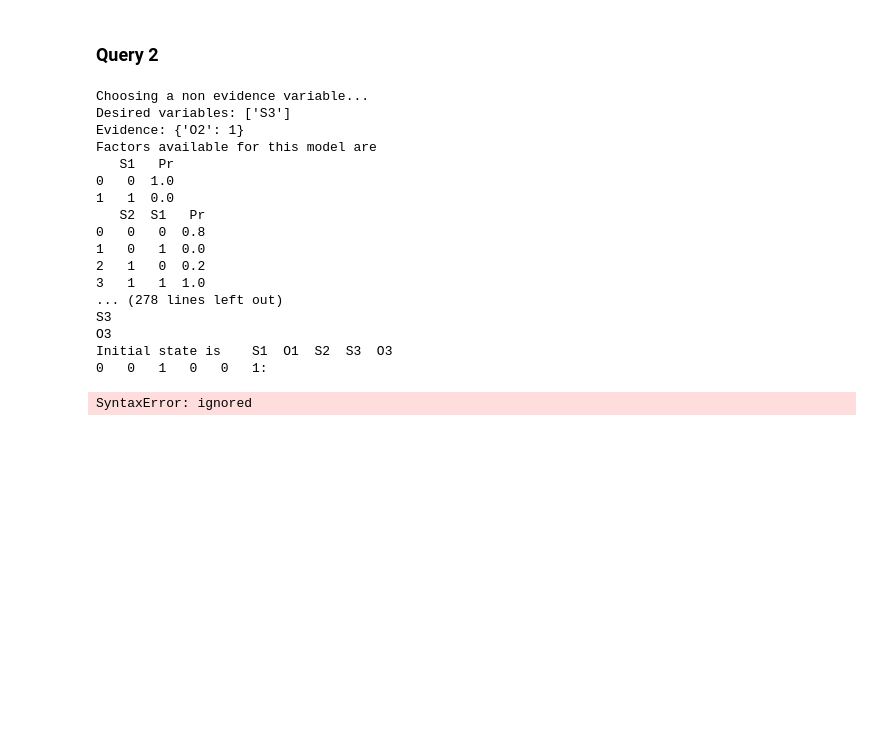
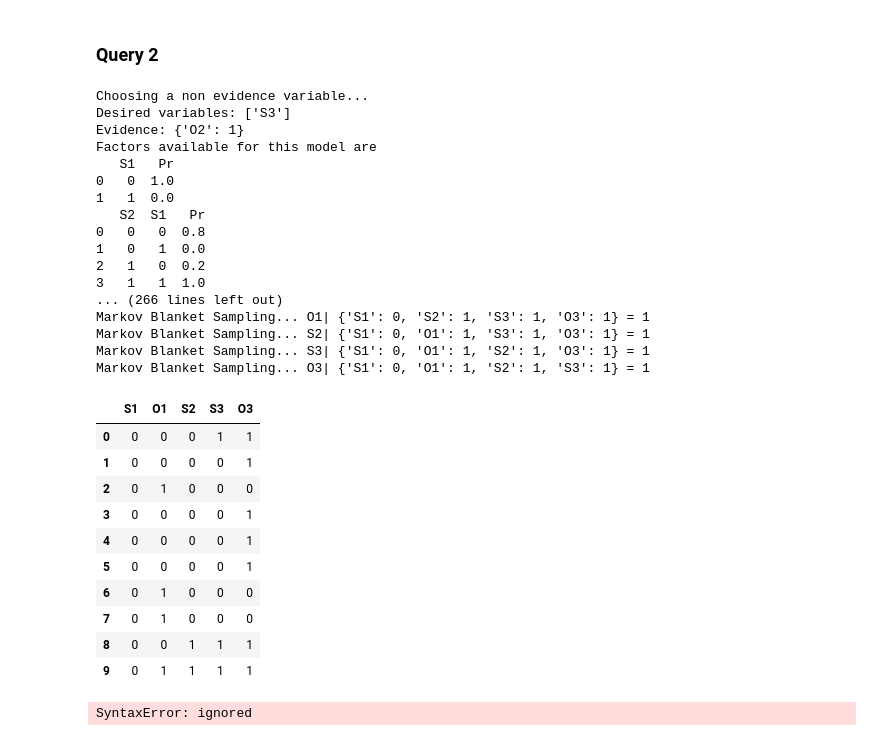
Before and after one commit to armandordorica/MIE1516_A2_Gibbs_sampling, a Jupyter notebook: A2_Gibbs_sampling.ipynb, the cells around one changed output. Drawn from its saved outputs; the diff is of its cells as text; code cells hidden in the pictures; blank space fills up the shorter version.

Commit message:
Updating interface and print values

```diff
--- a/A2_Gibbs_sampling.ipynb
+++ b/A2_Gibbs_sampling.ipynb
@@ -957,7 +972,7 @@ class GibbsInference:
     return list(set(all_model_vars))
 
 
-  def query(self, desired_variables, evidence=dict()):
+  def query(self, num_iterations, desired_variables, evidence=dict()):
     self.desired_variables = desired_variables
     self.evidence = evidence
 
@@ -987,9 +1002,23 @@ class GibbsInference:
     print("Sample values for first round is {}:".format(self.samples))
 
     self.initial_state = self.get_initial_state()
-    print("Initial state is {}:".format(self.initial_state))
+    #print("Initial state is {}:".format(self.initial_state))
 
+    self.current_dict = self.samples.copy()
+    total_list_of_dicts = []
+    for j in range(0, num_iterations):
+      list_of_dicts = []
+      for i in range(0, len(self.order)):
+        current_var = self.order[i]
 
+        sample_value =self.market_blanket_sample(current_var, self.model.tabular_cpds, self.current_dict)
+        #print("Sampling... {} | {} = {}".format(current_var, self.current_dict, sample_value))
+        self.current_dict[current_var]= sample_value
+        list_of_dicts.append(self.current_dict.copy())
+      total_list_of_dicts.append(list_of_dicts[4])
+
+    query_result = list_of_dicts_to_df(total_list_of_dicts)
+    return query_result[self.order]
 
   def replace_evidence_with_restriction(self):
     for i in range(0, len(list(self.evidence.keys()))):
@@ -1152,8 +1181,8 @@ class GibbsInference:
     for i in range(0, len(self.model.tabular_cpds)):
       if self.model.tabular_cpds[i].get_factor().contains_var(self.model.nodes[0].name):
         s1_dependent_cpds.append(self.model.tabular_cpds[i])
-        print (model.tabular_cpds[i].to_truth_table() )
-        print("contains variable {}".format(self.model.nodes[0].name))
+        #print (model.tabular_cpds[i].to_truth_table() )
+        #print("contains variable {}".format(self.model.nodes[0].name))
     s1_dependent_cpds
 
 
@@ -1250,10 +1279,11 @@ class GibbsInference:
 
     dict_of_evidences_copy = update_dict_to_sample(initial_dict_of_evidences, var_to_sample)
 
-    print("Restricting list of dfs {} with {}".format(list_of_dfs, initial_dict_of_evidences))
+    #print("Restricting list of dfs {} with {}".format(list_of_dfs, initial_dict_of_evidences))
     # restricted_list_of_dfs = restrict_list_of_dfs(list_of_dfs, list_of_vars_copy, dict_of_evidences_copy)
 
     sample_value = sample_var_from_list_of_dfs(restrict_list_of_dfs(list_of_dfs, list_of_vars_copy, dict_of_evidences_copy), var_to_sample)
+    print("Markov Blanket Sampling... {}| {} = {}".format(var_to_sample, dict_of_evidences_copy, sample_value))
     return sample_value
 
   def get_numerator_factors_v2(self):
@@ -1274,26 +1304,37 @@ class GibbsInference:
 # %%
 infer = GibbsInference(model)
 # infer.desired_variables = ['S3']
 # infer.evidence = {'O2':1}
-infer.query(['S3'], {'O2':1})
+infer.query(10, ['S3'], {'O2':1})
 # %% [output]
 Choosing a non evidence variable...
 Desired variables: ['S3']
 Evidence: {'O2': 1}
 Factors available for this model are
    S1   Pr
 0   0  1.0
 1   1  0.0
    S2  S1   Pr
 0   0   0  0.8
 1   0   1  0.0
 2   1   0  0.2
 3   1   1  1.0
-... (278 lines left out)
-S3
-O3
-Initial state is    S1  O1  S2  S3  O3
-0   0   1   0   0   1:
+... (266 lines left out)
+Markov Blanket Sampling... O1| {'S1': 0, 'S2': 1, 'S3': 1, 'O3': 1} = 1
+Markov Blanket Sampling... S2| {'S1': 0, 'O1': 1, 'S3': 1, 'O3': 1} = 1
+Markov Blanket Sampling... S3| {'S1': 0, 'O1': 1, 'S2': 1, 'O3': 1} = 1
+Markov Blanket Sampling... O3| {'S1': 0, 'O1': 1, 'S2': 1, 'S3': 1} = 1
+|  | S1 | O1 | S2 | S3 | O3 |
+| 0 | 0 | 0 | 0 | 1 | 1 |
+| 1 | 0 | 0 | 0 | 0 | 1 |
+| 2 | 0 | 1 | 0 | 0 | 0 |
+| 3 | 0 | 0 | 0 | 0 | 1 |
+| 4 | 0 | 0 | 0 | 0 | 1 |
+| 5 | 0 | 0 | 0 | 0 | 1 |
+| 6 | 0 | 1 | 0 | 0 | 0 |
+| 7 | 0 | 1 | 0 | 0 | 0 |
+| 8 | 0 | 0 | 1 | 1 | 1 |
+| 9 | 0 | 1 | 1 | 1 | 1 |
 # %%
 break
 # %% [output]
```
Also changed, not shown: parts of 26 cells of this notebook.
